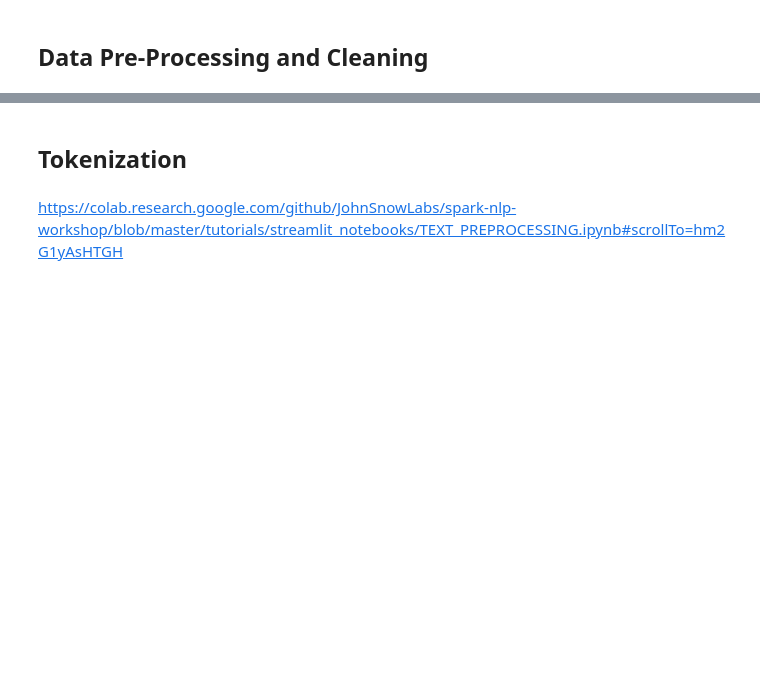
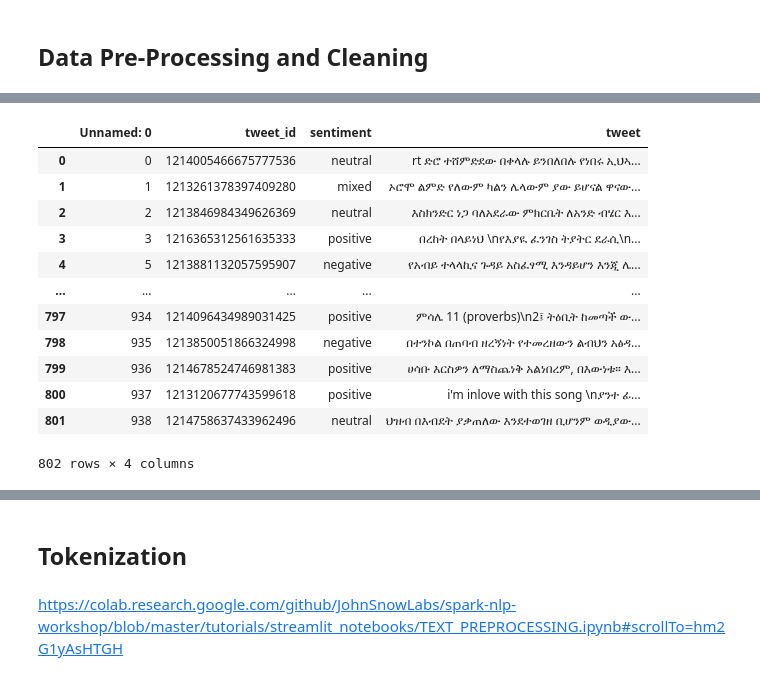
Before and after one commit to liyaSileshi/amharic-sentiment-analysis, a Jupyter notebook: tweet_preprocess.ipynb, the cells around one changed output, grey strips where cells are left out. Saved outputs shown, nothing was run; the diff lists cells and outputs as text; code cells hidden in the pictures; blank space fills up the shorter version.

```diff
--- a/tweet_preprocess.ipynb
+++ b/tweet_preprocess.ipynb
@@ -87,3 +159,19 @@ df_test['tweet'] = df_test['tweet'].apply(clean_text, args=(clean_config,))
+# %%
+df_valid
+# %% [output]
+|  | Unnamed: 0 | tweet_id | sentiment | tweet |
+| 0 | 0 | 1214005466675777536 | neutral | rt ድሮ ተሸምድደው በቀላሉ ይንበለበሉ የነበሩ ኢህኣ... |
+| 1 | 1 | 1213261378397409280 | mixed | ኦሮሞ ልምድ የለውም ካልን ሌላውም ያው ይሆናል ዋናው... |
+| 2 | 2 | 1213846984349626369 | neutral | እስክንድር ነጋ ባለአደራው ምክርቤት ለአንድ ብሄር እ... |
+| 3 | 3 | 1216365312561635333 | positive | በረከት በላይነህ \nየእያዪ ፈንገስ ትያትር ደራሲ\n... |
+| 4 | 5 | 1213881132057595907 | negative | የአብይ ተላላኪና ጉዳይ አስፈፃሚ እንዳይሆን እንጂ ሌ... |
+| ... | ... | ... | ... | ... |
+| 797 | 934 | 1214096434989031425 | positive | ምሳሌ 11 (proverbs)\n2፤ ትዕቢት ከመጣች ው... |
+| 798 | 935 | 1213850051866324998 | negative | በተንኮል በጠባብ ዘረኝነት የተመረዘውን ልብህን አፅዳ... |
+| 799 | 936 | 1214678524746981383 | positive | ሀሳቡ እርስዎን ለማስጨነቅ አልነበረም, በእውነቱ። እ... |
+| 800 | 937 | 1213120677743599618 | positive | i'm inlove with this song \nያንተ ፊ... |
+| 801 | 938 | 1214758637433962496 | neutral | ህዝብ በእብደት ያቃጠለው እንደተወገዘ ቢሆንም ወዲያው... |
+802 rows × 4 columns
 # %%
 df_test
 # %% [output]
```
Also changed, not shown: parts of 22 cells of this notebook.
